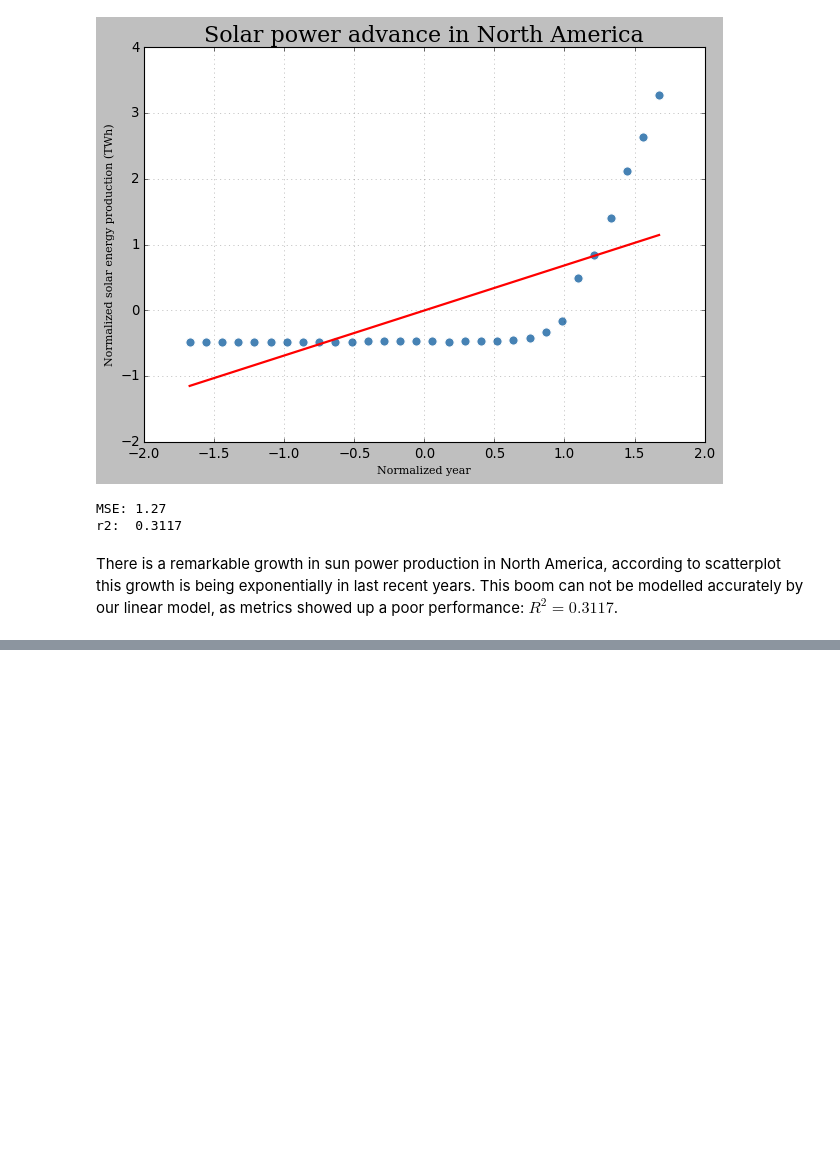
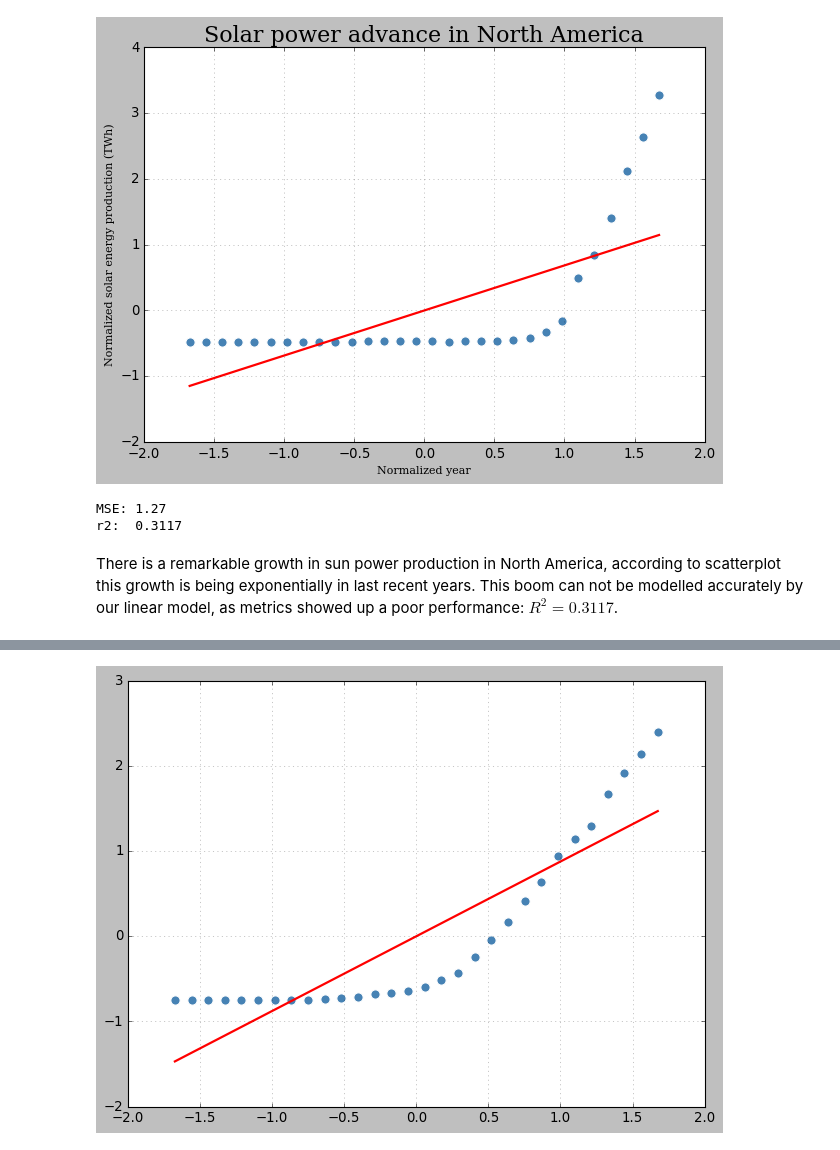
Before and after one commit to fenilenvinileno97/linear_regression, a Jupyter notebook: 4-final-project.ipynb, the cells around one changed output, grey strips where cells are left out. Drawn from its saved outputs; the diff is of its cells as text; code cells hidden in the pictures; blank space fills up the shorter version.

```diff
--- a/4-final-project.ipynb
+++ b/4-final-project.ipynb
@@ -373,0 +376,4 @@ r2:  0.7882
+# %%
+predict_northam.lmodels.linear_adjust("year", "wind")
+# %% [output]
+[figure, added]
```
Also changed, not shown: parts of 22 cells of this notebook, 1 other file.
